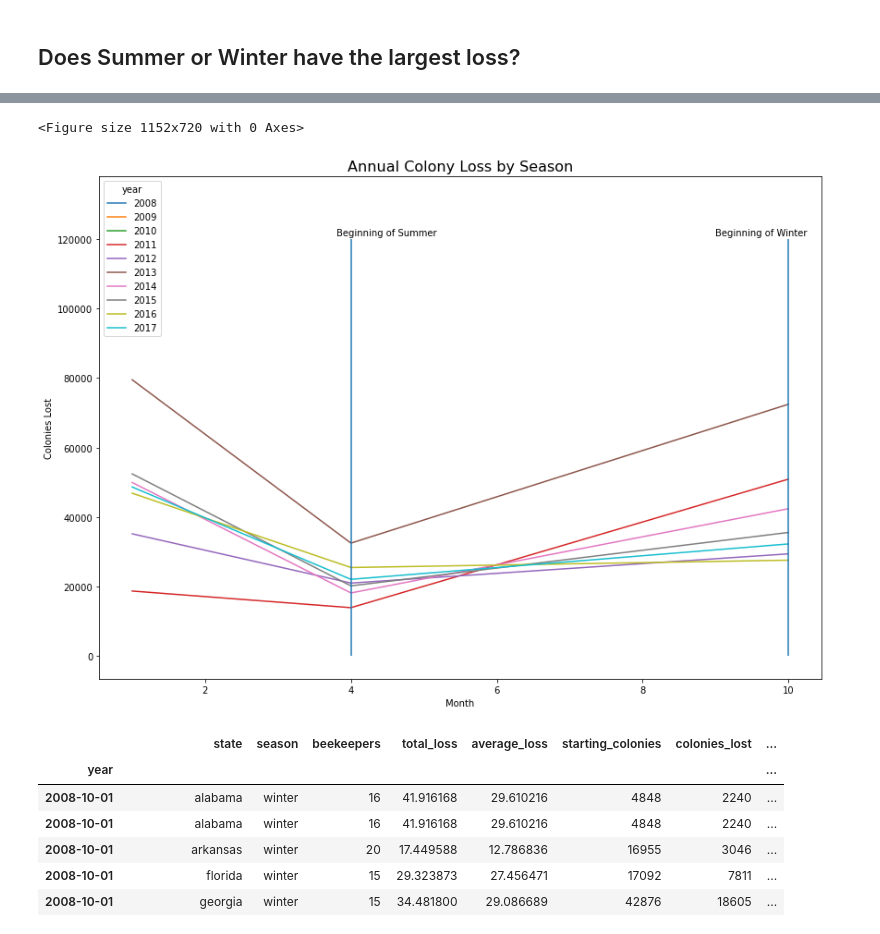
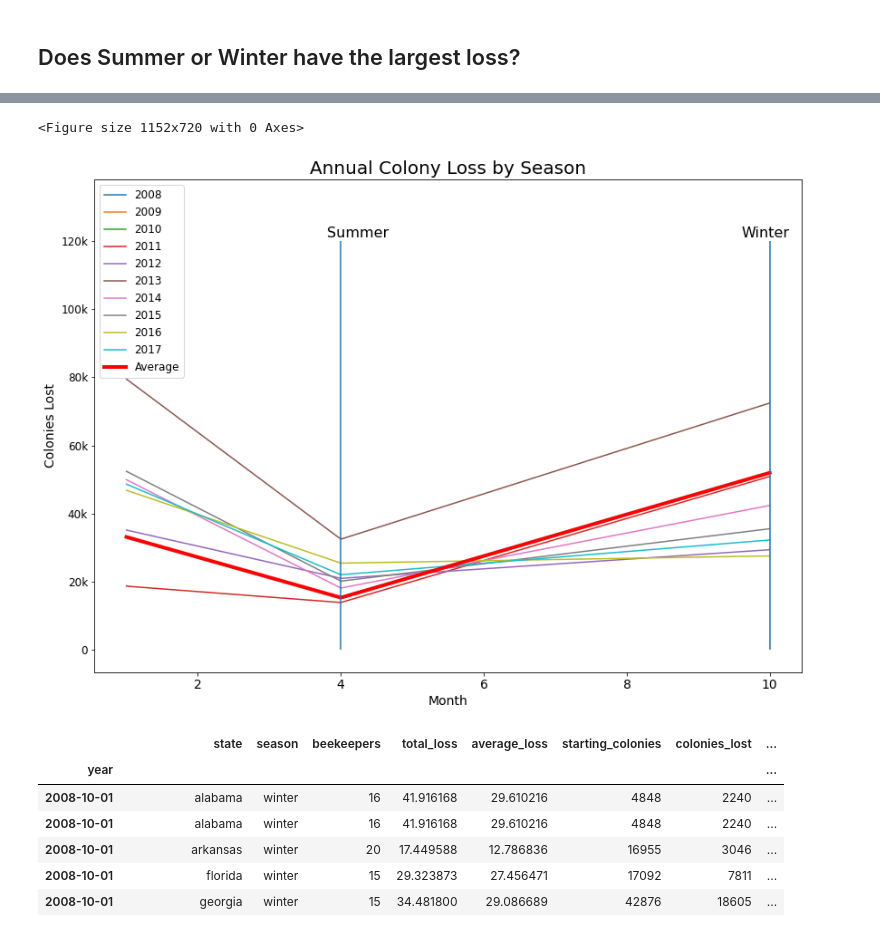
Before and after one commit to Honey-Bee-Roundup-Capstone/dash-repo, a Jupyter notebook: explore2.ipynb, the cells around one changed output, grey strips where cells are left out. Drawn from its saved outputs; the diff is of its cells as text; code cells hidden in the pictures.

```diff
--- a/explore2.ipynb
+++ b/explore2.ipynb
@@ -592,3 +618,7 @@ def ts_split(df2):
     return train, validate, test
 # %% [markdown]
 ## Does Summer or Winter have the largest loss?
+# %%
+avg_line = train.colonies_lost.groupby(train.index.month).sum()
+mean_line = avg_line / 10
+mean_line.plot()
@@ -595,18 +628,24 @@ def ts_split(df2):
 # %%
 plt.figure(figsize=(16, 10))
 train.colonies_lost.groupby([train.index.year, train.index.month]).sum().unstack(0).plot(figsize = (14,10))
-plt.title('Annual Colony Loss by Season', fontsize = 16)
+#train.colonies_lost.groupby(train.index.month).sum().plot()
+mean_line.plot(label='Average', color='red', linewidth=4, legend=True)
+plt.title('Annual Colony Loss by Season', fontsize = 20)
 plt.ticklabel_format(style='plain', axis='y')
 plt.vlines(x=4, ymin=0, ymax=120000)
 plt.vlines(x=10, ymin=0, ymax=120000)
-plt.annotate('Beginning of Summer', [3.8,121000], xycoords='data')
-plt.annotate('Beginning of Winter', [9.0,121000], xycoords='data')
-plt.xlabel('Month')
-plt.ylabel('Colonies Lost')
+plt.annotate('Summer', [3.8,121000], xycoords='data', fontsize=16)
+plt.annotate('Winter', [9.6,121000], xycoords='data', fontsize=16)
+#plt.ylim(ymin=0, ymax=140000)
+plt.xlabel('Month', fontsize=14)
+plt.ylabel('Colonies Lost', fontsize=14)
+plt.xticks(fontsize=14)
+plt.yticks(ticks=[0,20000,40000,60000,80000,100000,120000], labels=['0','20k','40k','60k','80k','100k','120k'], fontsize=12)
+plt.legend(fontsize=12)
 plt.show()
 # %% [output]
 <Figure size 1152x720 with 0 Axes>
-[figure, old version]
+[figure, new version]
 # %%
 season_df = train[train.season!='annual']
 season_df
```
Also changed, not shown: parts of 64 cells of this notebook.
